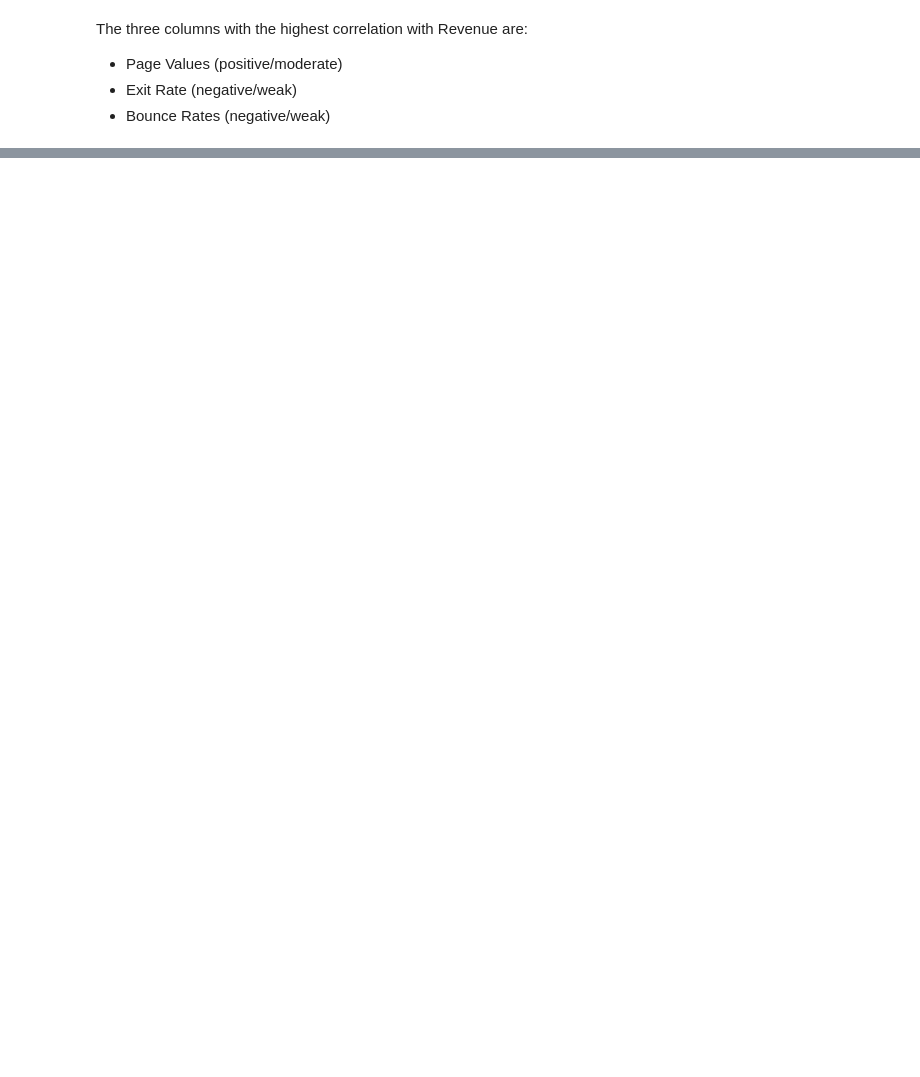
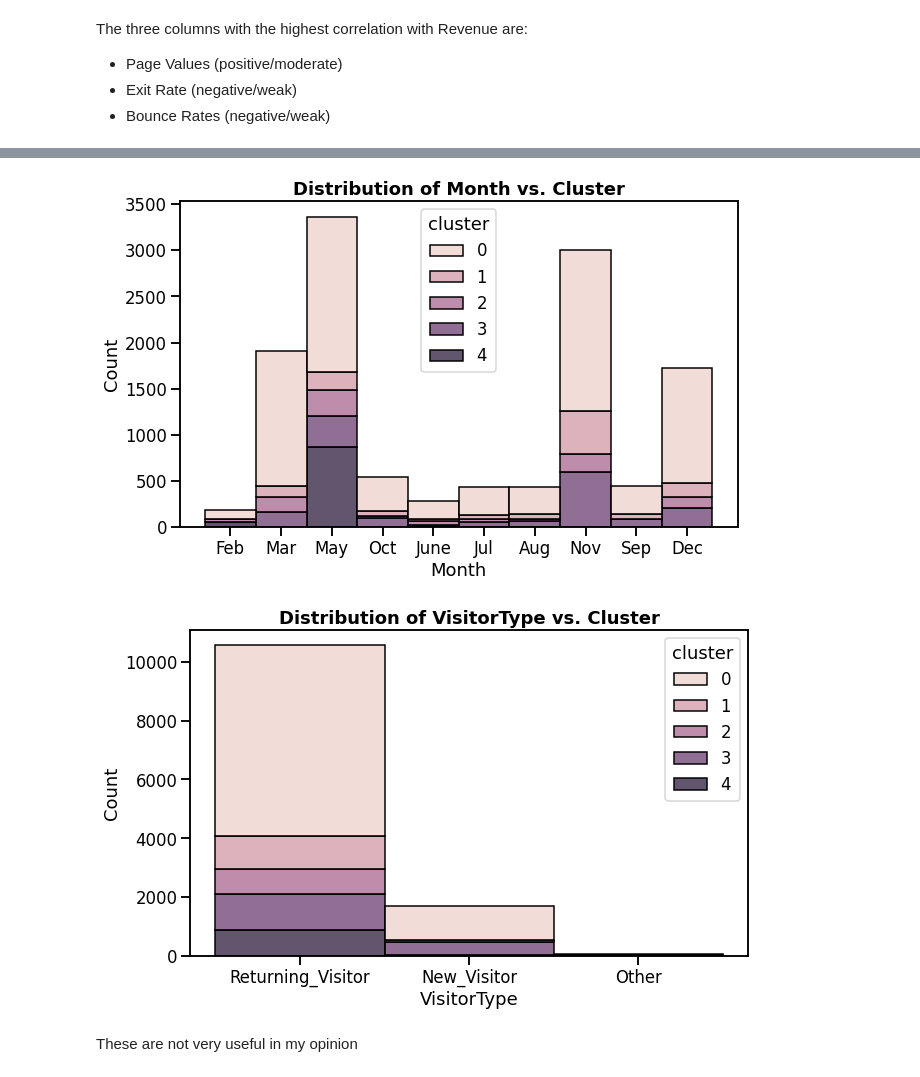
Before and after one commit to brock-ricker/Online-Shoppers-Purchasing-Intent, a Jupyter notebook: Online_Shoppers_Purchasing_Intent.ipynb, the cells around one changed output, grey strips where cells are left out. Saved outputs shown, nothing was run; the diff lists cells and outputs as text; code cells hidden in the pictures; blank space fills up the shorter version.

```diff
--- a/Online_Shoppers_Purchasing_Intent.ipynb
+++ b/Online_Shoppers_Purchasing_Intent.ipynb
@@ -170,0 +348,18 @@ The three columns with the highest correlation with Revenue are:
+# %%
+#distribution plot function for groups
+def dist_plot_clusters (df,col):
+  plt.figure(figsize = (10,6))
+  plot_hist = sns.histplot(data = df, x = col, hue = "cluster", multiple = "stack")
+  plot_hist.set_title(f'Distribution of {col} vs. Cluster',fontsize = 18, fontweight='bold' )
+  plot_hist.set_xlabel(col, fontsize = 18)
+  plot_hist.set_ylabel('Count', fontsize = 18)
+
+cluster_obj_cols = list(df_w_clusters.select_dtypes(include = "object"))
+# %%
+for col in cluster_obj_cols:
+  dist_plot_clusters(df_w_clusters,col)
+# %% [output]
+[figure, added]
+[figure, added]
+# %% [markdown]
+These are not very useful in my opinion
```
Also changed, not shown: parts of 25 cells of this notebook.
